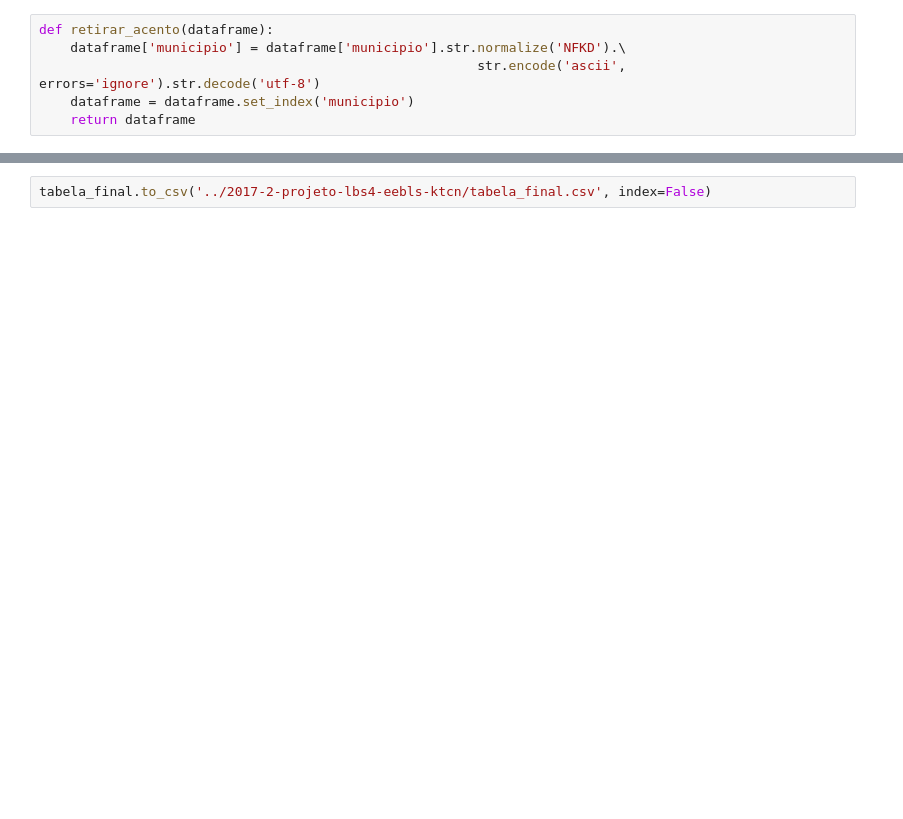
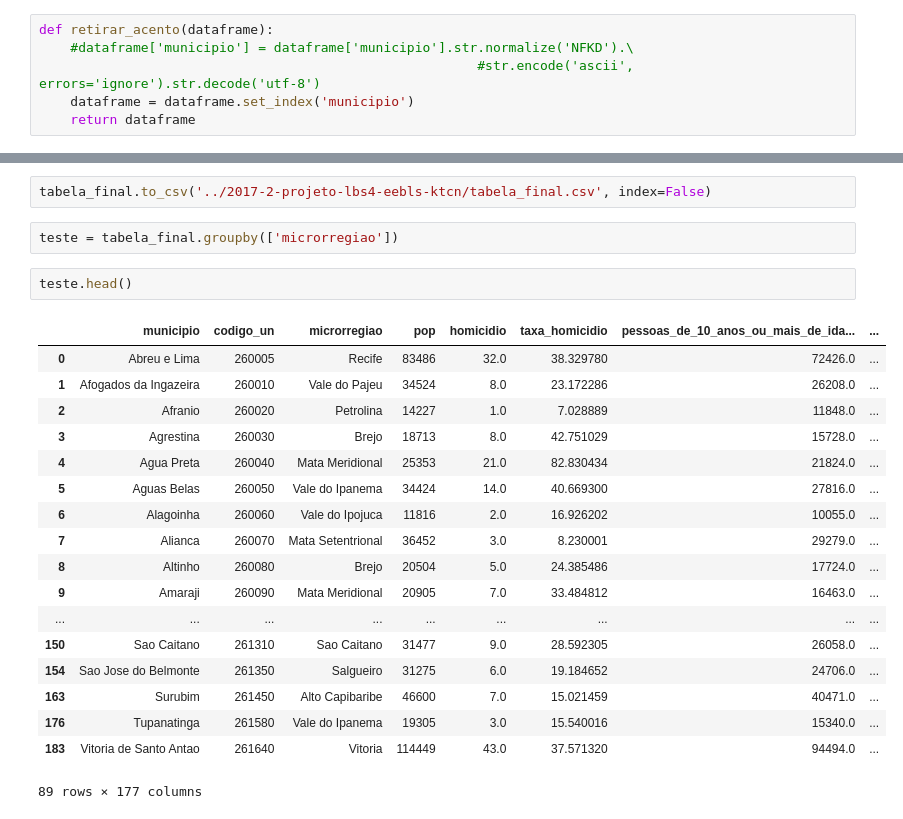
Before and after one commit to if1015-datascience-ufpe/2017-2-projeto-lbs4-eebls-ktcn, a Jupyter notebook: tabela_final.ipynb, the cells around one changed output, grey strips where cells are left out. Drawn from its saved outputs; the diff is of its cells as text; blank space fills up the shorter version.

```diff
--- a/tabela_final.ipynb
+++ b/tabela_final.ipynb
@@ -102,8 +102,8 @@ tabela.head()
 #tabela = pd.read_csv("../2017-2-projeto-lbs4-eebls-ktcn/tabela_final.csv")
 # %%
 def retirar_acento(dataframe):
-    dataframe['municipio'] = dataframe['municipio'].str.normalize('NFKD').\
-                                                        str.encode('ascii', errors='ignore').str.decode('utf-8')
+    #dataframe['municipio'] = dataframe['municipio'].str.normalize('NFKD').\
+                                                        #str.encode('ascii', errors='ignore').str.decode('utf-8')
     dataframe = dataframe.set_index('municipio')
     return dataframe
 # %%
@@ -202,2 +224,25 @@ list(tabela_final)
 # %%
 tabela_final.to_csv('../2017-2-projeto-lbs4-eebls-ktcn/tabela_final.csv', index=False)
+# %%
+teste = tabela_final.groupby(['microrregiao'])
+# %%
+teste.head()
+# %% [output]
+|  | municipio | codigo_un | microrregiao | pop | homicidio | taxa_homicidio | pessoas_de_10_anos_ou_mais_de_ida... | ... |
+| 0 | Abreu e Lima | 260005 | Recife | 83486 | 32.0 | 38.329780 | 72426.0 | ... |
+| 1 | Afogados da Ingazeira | 260010 | Vale do Pajeu | 34524 | 8.0 | 23.172286 | 26208.0 | ... |
+| 2 | Afranio | 260020 | Petrolina | 14227 | 1.0 | 7.028889 | 11848.0 | ... |
+| 3 | Agrestina | 260030 | Brejo | 18713 | 8.0 | 42.751029 | 15728.0 | ... |
+| 4 | Agua Preta | 260040 | Mata Meridional | 25353 | 21.0 | 82.830434 | 21824.0 | ... |
+| 5 | Aguas Belas | 260050 | Vale do Ipanema | 34424 | 14.0 | 40.669300 | 27816.0 | ... |
+| 6 | Alagoinha | 260060 | Vale do Ipojuca | 11816 | 2.0 | 16.926202 | 10055.0 | ... |
+| 7 | Alianca | 260070 | Mata Setentrional | 36452 | 3.0 | 8.230001 | 29279.0 | ... |
+| 8 | Altinho | 260080 | Brejo | 20504 | 5.0 | 24.385486 | 17724.0 | ... |
+| 9 | Amaraji | 260090 | Mata Meridional | 20905 | 7.0 | 33.484812 | 16463.0 | ... |
+| ... | ... | ... | ... | ... | ... | ... | ... | ... |
+| 150 | Sao Caitano | 261310 | Sao Caitano | 31477 | 9.0 | 28.592305 | 26058.0 | ... |
+| 154 | Sao Jose do Belmonte | 261350 | Salgueiro | 31275 | 6.0 | 19.184652 | 24706.0 | ... |
+| 163 | Surubim | 261450 | Alto Capibaribe | 46600 | 7.0 | 15.021459 | 40471.0 | ... |
+| 176 | Tupanatinga | 261580 | Vale do Ipanema | 19305 | 3.0 | 15.540016 | 15340.0 | ... |
+| 183 | Vitoria de Santo Antao | 261640 | Vitoria | 114449 | 43.0 | 37.571320 | 94494.0 | ... |
+89 rows × 177 columns
```
Also changed, not shown: parts of 4 cells of this notebook, 1 other file.
